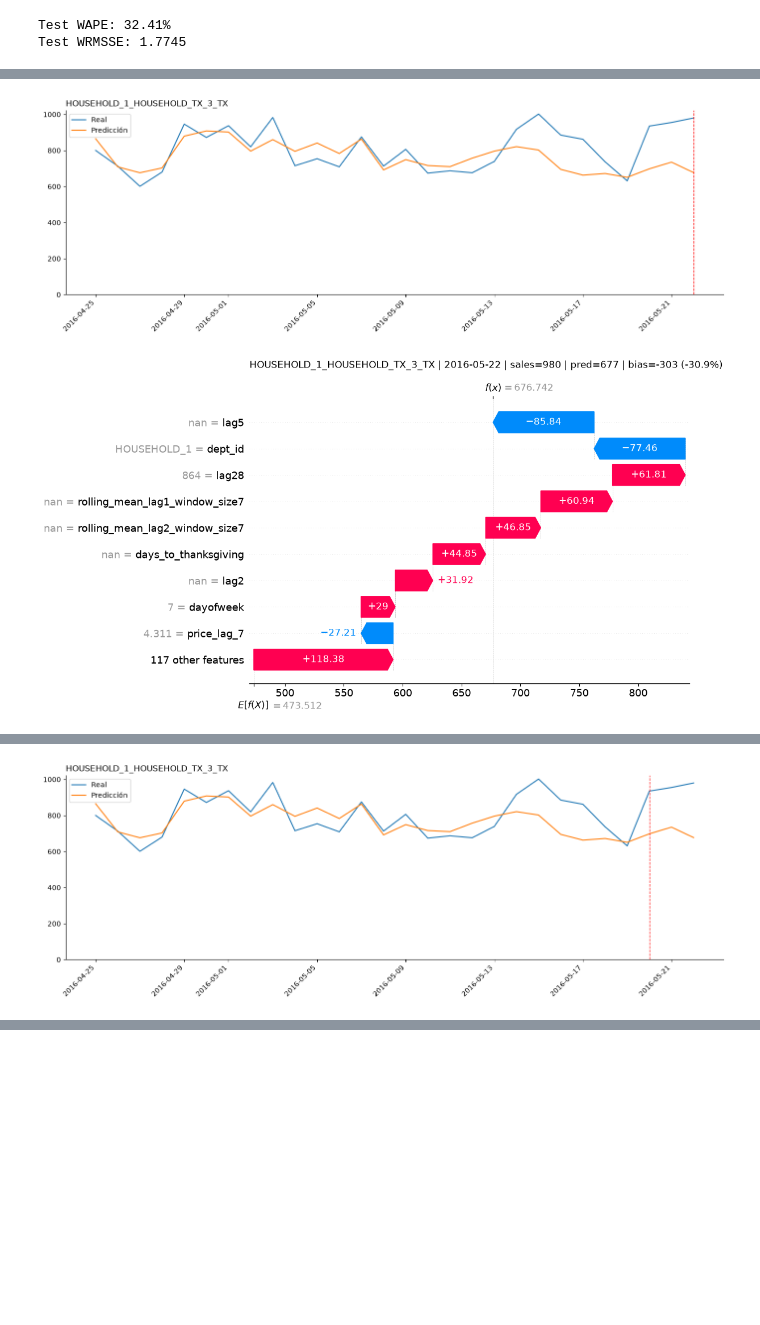
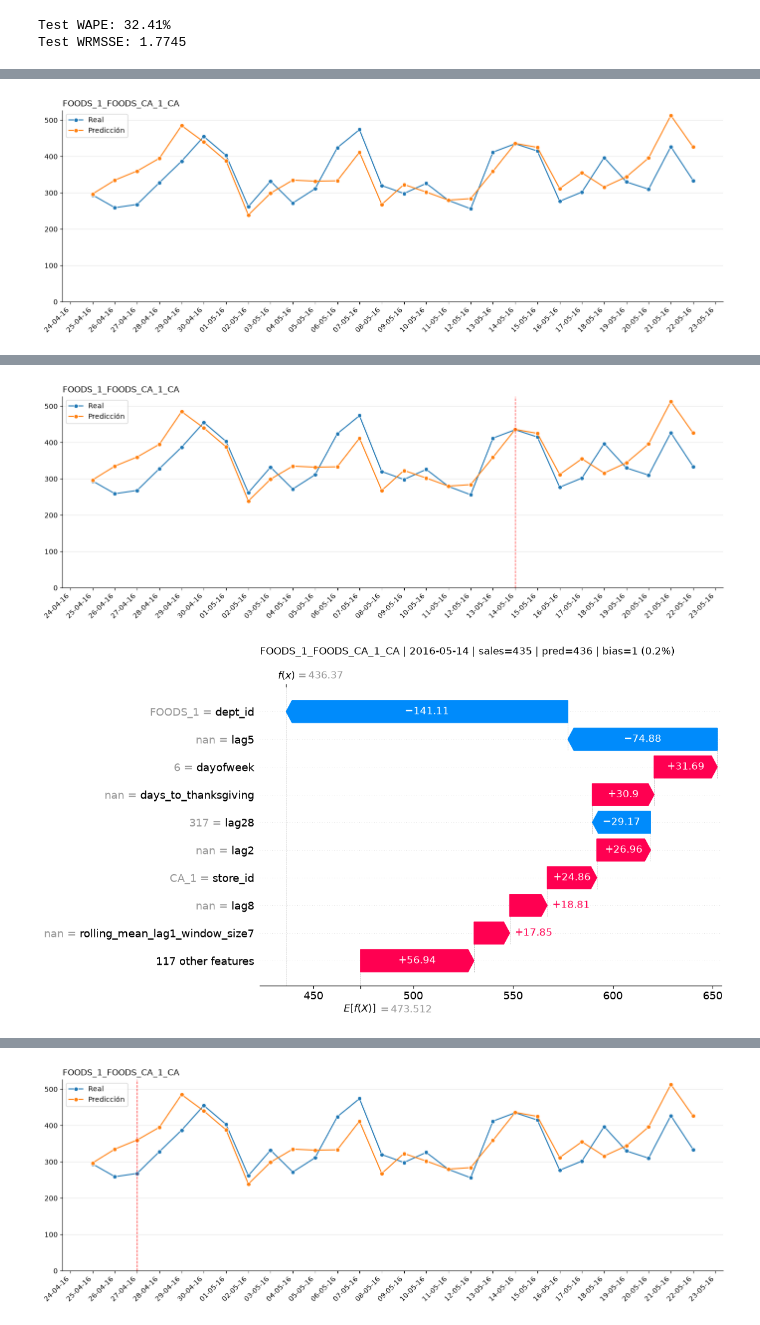
Before and after one commit to njimenez94/forecast-tfm, a Jupyter notebook: notebooks/03_predictions.ipynb, the cells around one changed output, grey strips where cells are left out. Cells and saved outputs as stored; diff of their text form; code cells hidden in the pictures; blank space fills up the shorter version.

```diff
--- a/notebooks/03_predictions.ipynb
+++ b/notebooks/03_predictions.ipynb
@@ -137,9 +155,17 @@ df_metrics.nsmallest(5,'wape')
 # %%
-AGG_ID = 'HOUSEHOLD_1_HOUSEHOLD_TX_3_TX'
+AGG_ID = 'FOODS_1_FOODS_CA_1_CA'
+
+top_best_dates = df_pred.query(f'agg_id == "{AGG_ID}"').nsmallest(3, 'wape')['date']
 top_error_dates = df_pred.query(f'agg_id == "{AGG_ID}"').nlargest(3, 'wape')['date']
-#plot_forecast(df_pred, 'sales', agg_id=AGG_ID)
+
+plot_forecast(df_pred, 'sales', agg_id=AGG_ID)
+
+for i in top_best_dates:
+    print("#"*50,f"Date: {i}", "#"*50)
+    analizar_prediccion(test_df=artifact['test'], X_test=X_test, df_pred=df_pred, target_col=artifact['target'], agg_id=AGG_ID, explainer=explainer, date=i)
 
 for i in top_error_dates:
     print("#"*50,f"Date: {i}", "#"*50)
     analizar_prediccion(test_df=artifact['test'], X_test=X_test, df_pred=df_pred, target_col=artifact['target'], agg_id=AGG_ID, explainer=explainer, date=i)
 # %% [output]
+[figure, new version]
@@ -147,2 +173,2 @@ for i in top_error_dates:
-[figure, old version]
-[figure, old version]
+[figure, new version]
+[figure, new version]
@@ -150 +175,0 @@ for i in top_error_dates:
-[figure, old version]
@@ -154,0 +182 @@ for i in top_error_dates:
+[figure, added]
```
Also changed, not shown: parts of 8 cells of this notebook, 7 other files.
